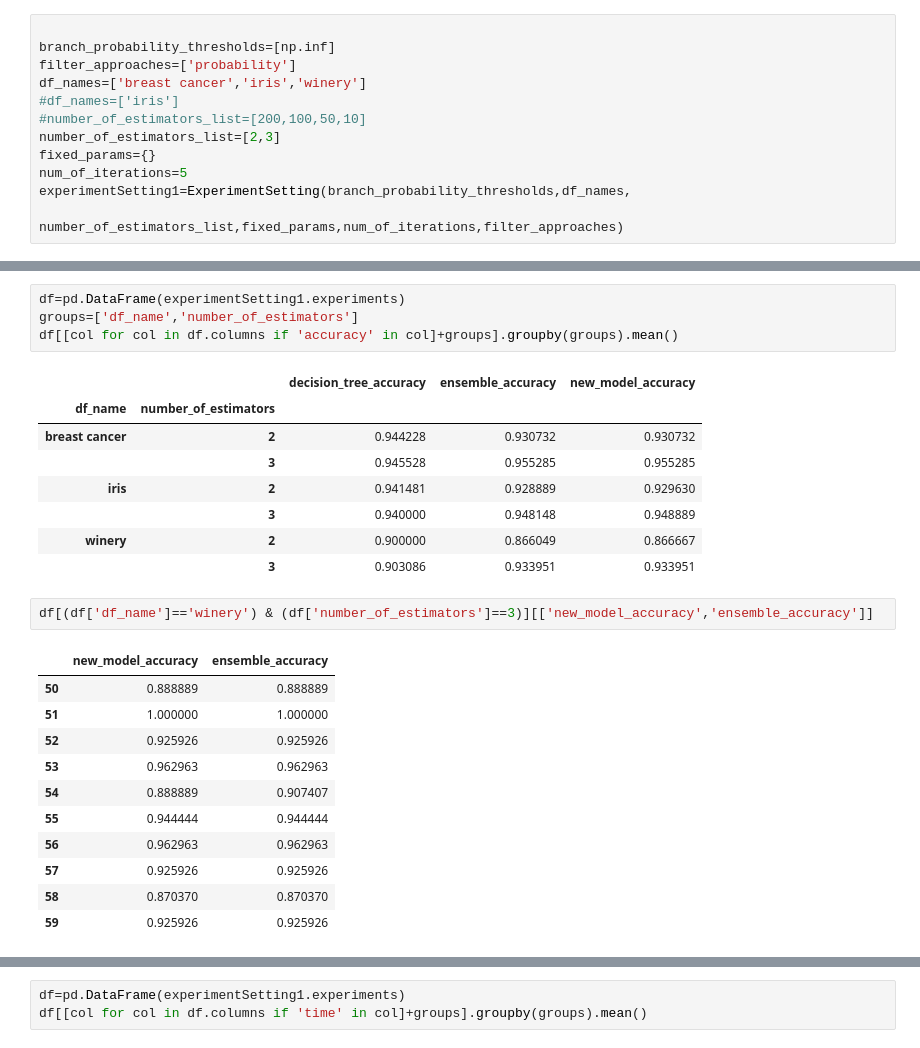
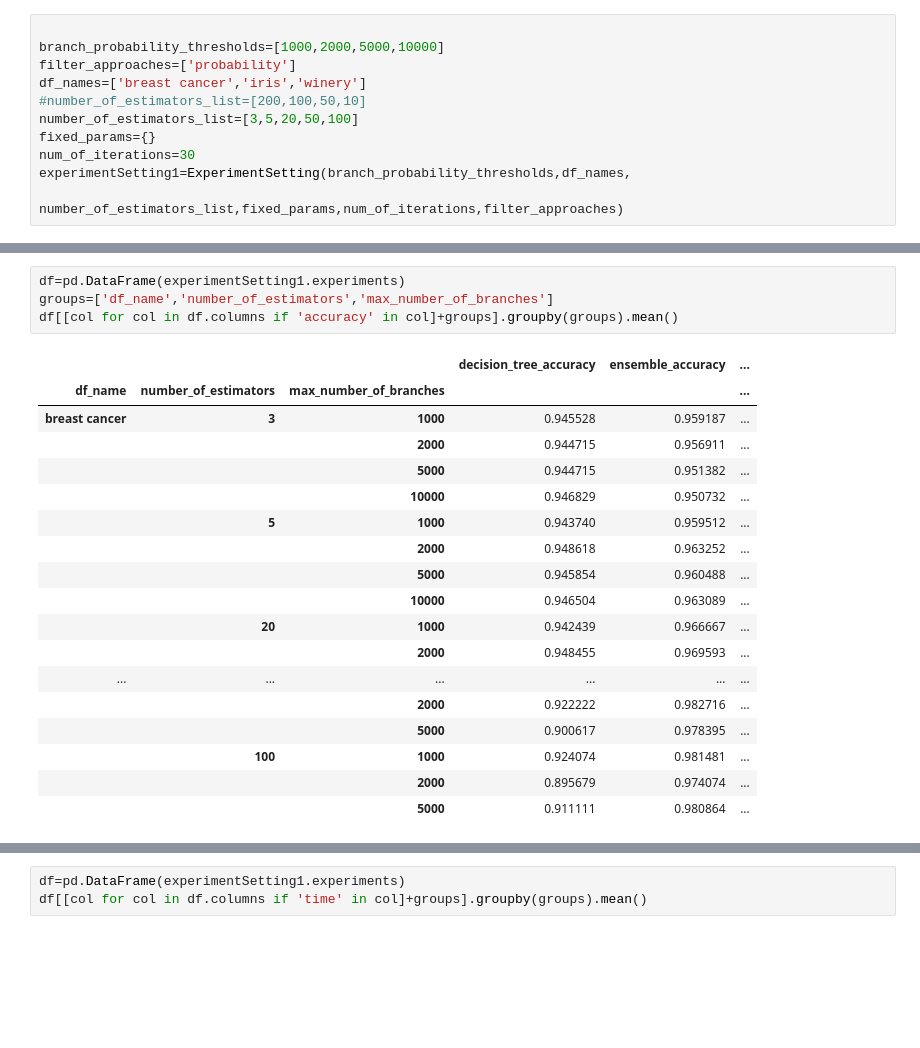
Before and after one commit to sagyome/phd_code, a Jupyter notebook: Experiment test.ipynb, the cells around one changed output, grey strips where cells are left out. Saved outputs shown, nothing was run; the diff lists cells and outputs as text; blank space fills up the shorter version.

```diff
--- a/Experiment test.ipynb
+++ b/Experiment test.ipynb
@@ -5,12 +8,11 @@ from ExperimentSetting import *
 # %%
 
-branch_probability_thresholds=[np.inf]
+branch_probability_thresholds=[1000,2000,5000,10000]
 filter_approaches=['probability']
 df_names=['breast cancer','iris','winery']
-#df_names=['iris']
 #number_of_estimators_list=[200,100,50,10]
-number_of_estimators_list=[2,3]
+number_of_estimators_list=[3,5,20,50,100]
 fixed_params={}
-num_of_iterations=5
+num_of_iterations=30
 experimentSetting1=ExperimentSetting(branch_probability_thresholds,df_names,
                                      number_of_estimators_list,fixed_params,num_of_iterations,filter_approaches)
@@ -53,27 +24,23 @@ Index(['conjunction set training time', 'decision tree training time',
 # %%
 df=pd.DataFrame(experimentSetting1.experiments)
-groups=['df_name','number_of_estimators']
+groups=['df_name','number_of_estimators','max_number_of_branches']
 df[[col for col in df.columns if 'accuracy' in col]+groups].groupby(groups).mean()
 # %% [output]
-|  |  | decision_tree_accuracy | ensemble_accuracy | new_model_accuracy |
-| df_name | number_of_estimators |  |  |  |
-| breast cancer | 2 | 0.944228 | 0.930732 | 0.930732 |
-|  | 3 | 0.945528 | 0.955285 | 0.955285 |
-| iris | 2 | 0.941481 | 0.928889 | 0.929630 |
-|  | 3 | 0.940000 | 0.948148 | 0.948889 |
-| winery | 2 | 0.900000 | 0.866049 | 0.866667 |
-|  | 3 | 0.903086 | 0.933951 | 0.933951 |
+|  |  |  | decision_tree_accuracy | ensemble_accuracy | ... |
+| df_name | number_of_estimators | max_number_of_branches |  |  | ... |
+| breast cancer | 3 | 1000 | 0.945528 | 0.959187 | ... |
+|  |  | 2000 | 0.944715 | 0.956911 | ... |
+|  |  | 5000 | 0.944715 | 0.951382 | ... |
+|  |  | 10000 | 0.946829 | 0.950732 | ... |
+|  | 5 | 1000 | 0.943740 | 0.959512 | ... |
+|  |  | 2000 | 0.948618 | 0.963252 | ... |
+|  |  | 5000 | 0.945854 | 0.960488 | ... |
+|  |  | 10000 | 0.946504 | 0.963089 | ... |
+|  | 20 | 1000 | 0.942439 | 0.966667 | ... |
+|  |  | 2000 | 0.948455 | 0.969593 | ... |
+| ... | ... | ... | ... | ... | ... |
+|  |  | 2000 | 0.922222 | 0.982716 | ... |
+|  |  | 5000 | 0.900617 | 0.978395 | ... |
+|  | 100 | 1000 | 0.924074 | 0.981481 | ... |
+|  |  | 2000 | 0.895679 | 0.974074 | ... |
+|  |  | 5000 | 0.911111 | 0.980864 | ... |
-# %%
-df[(df['df_name']=='winery') & (df['number_of_estimators']==3)][['new_model_accuracy','ensemble_accuracy']]
-# %% [output]
-|  | new_model_accuracy | ensemble_accuracy |
-| 50 | 0.888889 | 0.888889 |
-| 51 | 1.000000 | 1.000000 |
-| 52 | 0.925926 | 0.925926 |
-| 53 | 0.962963 | 0.962963 |
-| 54 | 0.888889 | 0.907407 |
-| 55 | 0.944444 | 0.944444 |
-| 56 | 0.962963 | 0.962963 |
-| 57 | 0.925926 | 0.925926 |
-| 58 | 0.870370 | 0.870370 |
-| 59 | 0.925926 | 0.925926 |
```
Also changed, not shown: parts of 17 cells of this notebook, 9 other files.
